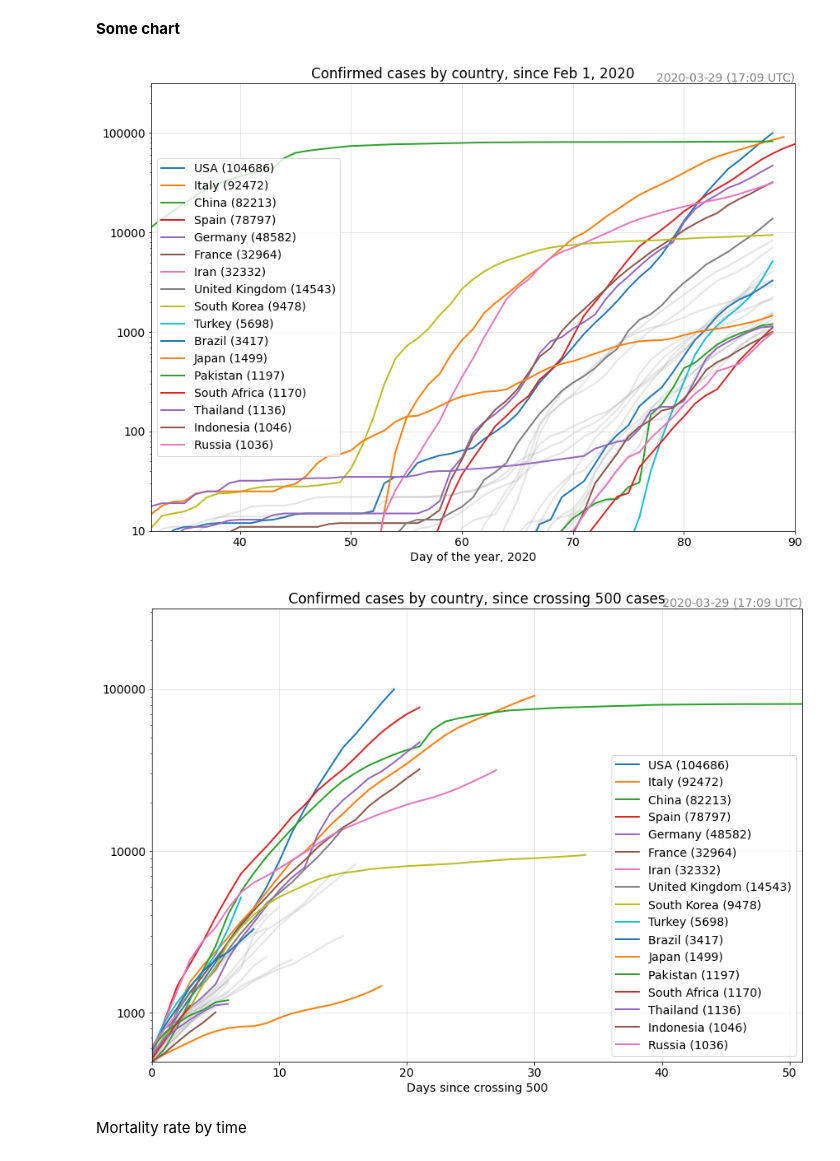
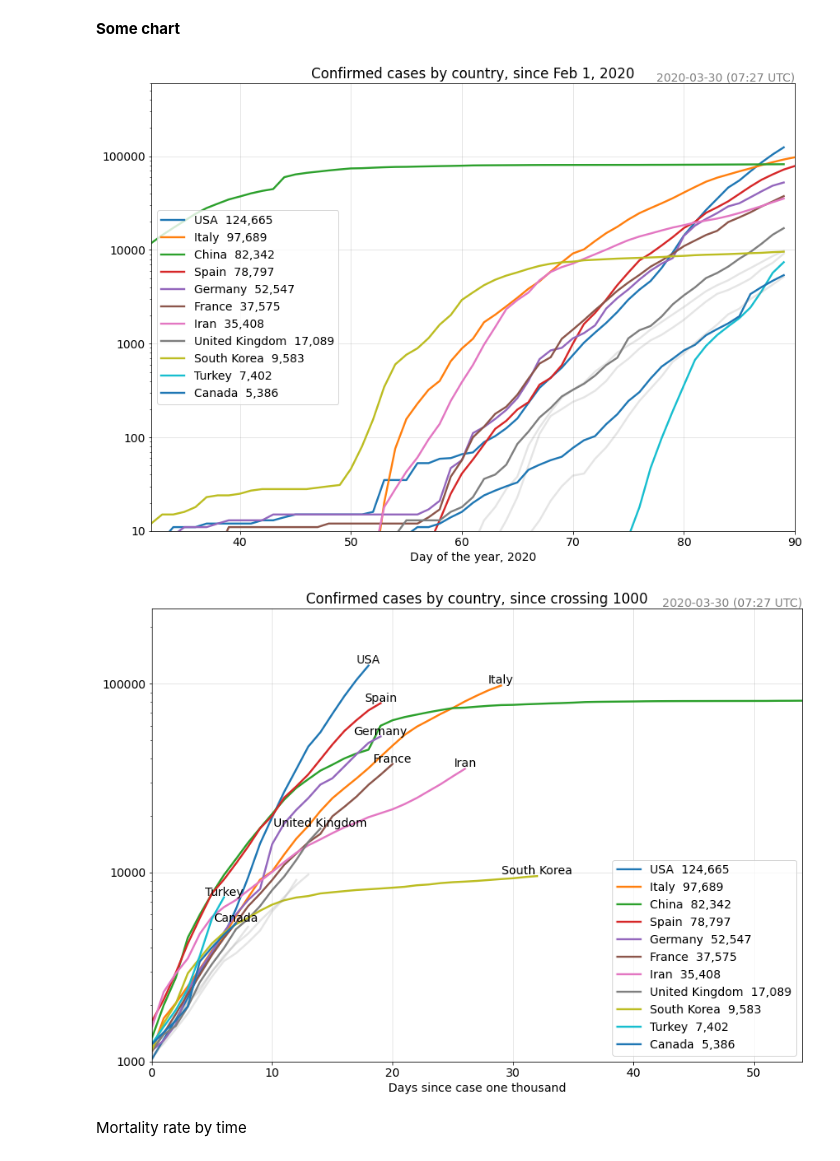
Before and after one commit to Covid-Analytics/covidanalytics.org, a Jupyter notebook: analysis/Covid19_world.ipynb, the cells around one changed output. Drawn from its saved outputs; the diff is of its cells as text; code cells hidden in the pictures.

```diff
--- a/analysis/Covid19_world.ipynb
+++ b/analysis/Covid19_world.ipynb
@@ -110,7 +111,7 @@ def oc__get_countries_by_day(df):
     return df
 
 
-def oc__get_ranked_countries(df, metric='Confirmed', min_population=10E+06, min_confirmed=1000):
+def oc__get_ranked_countries(df, metric='Confirmed', min_population=10E+06, min_confirmed=5000):
     # [unique] use the last frame of data (the freshest), unique by country
     df = df.drop_duplicates('CountryName', keep='last')
 
@@ -161,6 +160,9 @@ def create_xy_plot_by_series(_df,
                              y_log=False, shift_x_to_intersect_y=None,
                              bounds=[None,None,None,None],
                              is_series_secondary_function=None,
+                             legend_decimals=0,
+                             data_labels=None,                  # label text: legend, series, value
+                             data_labels_alignment="center",    # label alignment: left, right, center
                              title=None, label_x=None, label_y=None, stamp_1=None, stamp_2=None):
     # label the plot
     plt.rc('font', size=14)
@@ -198,20 +200,40 @@ def create_xy_plot_by_series(_df,
 
         # text of the label (and shorten 'USA')
         series_label = series_value if series_value != "United States of America" else "USA"
-        latest_metric = df[y_key].iloc[-1].astype(int)
-        series_label = series_label + " (" + str(latest_metric) + ")"
-        if secondary: series_label = None
+        metric_label = round(df[y_key].iloc[-1], legend_decimals)
+        if legend_decimals == 0: metric_label = metric_label.astype(int)
+        legend_label = series_label + "  " + str(format(metric_label, ',')) + ""
+        if secondary: legend_label = None
 
         # format the color and size
         line_color = (0.5, 0.5, 0.5, 0.2) if secondary else None
 
-        # add the data for this country
+        # add the series data
         x = (df[x_key] + x_translation).tolist()
         y = df[y_key].tolist()
         y_filtered = df[y_key].rolling(window=(7, 20), win_type='exponential').mean(tau=20)
-        plt.plot(x, y, color=(0.8, 0.8, 0.8, 0.1), linewidth=1)
-        plt.plot(x, y_filtered, label=series_label, color=line_color, linewidth=2)
+        #plt.plot(x, y, color=(0.8, 0.8, 0.8, 0.2), linewidth=1)
+        plt.plot(x, y, label=legend_label, color=line_color, linewidth=2.4)
         # plt.scatter(x, y, color=line_color, linewidth=1, alpha=1)
+
+        # add the data label on the endpoint
+        if data_labels and not secondary:
+            point_label = None
+            if data_labels == "series":
+                point_label = series_label
+            elif data_labels == "value":
+                point_label = str(metric_label)
+            if data_labels == "legend":
+                point_label = legend_label
+            # PATCH: remove the label for China in the second chart, or it will be scaled down
+            if shift_x_to_intersect_y and series_label == "China": point_label = None
+            if point_label:
+                plt.annotate(point_label,
+                    (x[-1], y[-1]), # this is the point to label
+                    textcoords="offset points", # how to position the text
+                    xytext=(0,2), # distance from text to points (x,y)
+                    annotation_clip=False,
+                    ha=data_labels_alignment) # horizontal alignment can be left, right or center
 
         # for auto bounds
         all_x.extend(x)
@@ -219,17 +241,17 @@ def create_xy_plot_by_series(_df,
 
     # X/Y axes: set-up ranges and scale type
     # boundaries = [left, right, min_y, max_y] <- automatic if any is set to None
+    if not bounds: bounds = [None, None, None, None]
     auto_bounds = [min(all_x), max(all_x), np.floor(min(all_y)), np.ceil(max(all_y))]
-    if not bounds: bounds = [None, None, None, None]
     bounds = list(map(lambda pair: pair[0] if pair[0] != None else pair[1], zip(bounds, auto_bounds)))
     if shift_x_to_intersect_y:
         bounds[0] = 0
-        bounds[1] = bounds[1] - 15
+        bounds[1] = bounds[1] - 10 # magic number, shall remove
         bounds[2] = shift_x_to_intersect_y
     if y_log:
         plt.yscale('log')
         plt.gca().yaxis.set_major_formatter(ScalarFormatter())
-        bounds[3] = 3 * bounds[3]
+        bounds[3] = 2 * bounds[3]
     plt.xlim(bounds[0], bounds[1])
     plt.ylim(bounds[2], bounds[3])
 
@@ -247,43 +269,45 @@ def create_xy_plot_by_series(_df,
         plt.text(1, -0.04, stamp_2, transform=plt.gca().transAxes, alpha=0.5,
                  horizontalalignment='right', verticalalignment='top')
     return plt
 
 
-def is_population_less_than_40M(df_series):
+def is_population_less_than_20M(df_series):
     latest_population = df_series['Population'].iloc[-1].astype(int)
-    return latest_population < 40E+06
+    return latest_population < 20E+06
 
 # Chart 1: by time
 plot = create_xy_plot_by_series(
     _df=countries_daily,
     title='Confirmed cases by country, since Feb 1, 2020',
     label_x='Day of the year, 2020',
     y_key='Confirmed',
     x_key='X',
     series_key='CountryName', series_values=countries_ranked['CountryName'],
     y_log=True,
-    bounds=[date_to_day_of_year(datetime(2020, 2, 1)),None, 10,None],
-    is_series_secondary_function=is_population_less_than_40M,
+    bounds=[date_to_day_of_year(datetime(2020, 2, 1)),None, 10, 300000],
+    is_series_secondary_function=is_population_less_than_20M,
 )
 plot.show()
 
 # Chart 2: Snapped
 plot = create_xy_plot_by_series(
     _df=countries_daily,
-    title='Confirmed cases by country, since crossing 500 cases',
-    label_x='Days since crossing 500',
+    title='Confirmed cases by country, since crossing 1000',
+    label_x='Days since case one thousand',
     y_key='Confirmed',
     x_key='X',
     series_key='CountryName',
     series_values=countries_ranked['CountryName'],
     y_log=True,
-    shift_x_to_intersect_y=500,
-    is_series_secondary_function=is_population_less_than_40M,
+    shift_x_to_intersect_y=1000,
+    data_labels="series",
+    data_labels_alignment="center",
+    is_series_secondary_function=is_population_less_than_20M,
 )
 plot.show()
 # %% [output]
-[figure, old version]
+[figure, new version]
-[figure, old version]
+[figure, new version]
 # %% [markdown]
 Mortality rate by time
 # %%
```
Also changed, not shown: parts of 3 cells of this notebook.
